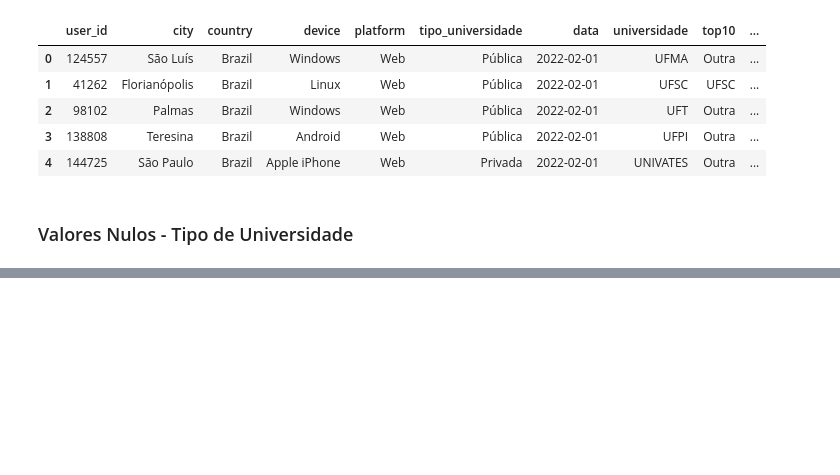
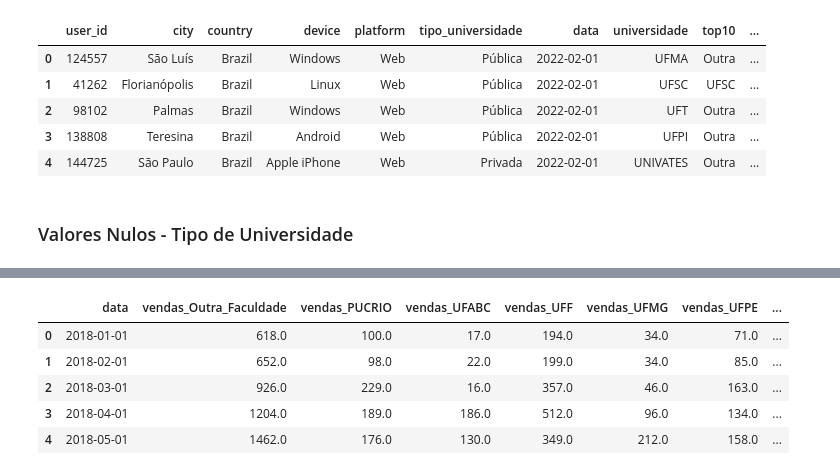
Before and after one commit to thiago-osorio/digital-house, a Jupyter notebook: projeto_integrador/Notebooks/projeto_integrador.ipynb, the cells around one changed output, grey strips where cells are left out. Drawn from its saved outputs; the diff is of its cells as text; code cells hidden in the pictures; blank space fills up the shorter version.

```diff
--- a/projeto_integrador/Notebooks/projeto_integrador.ipynb
+++ b/projeto_integrador/Notebooks/projeto_integrador.ipynb
@@ -517,0 +528,25 @@ df.loc[df['tipo_universidade'] == 'Em branco']
+# %%
+top10_faculdades = pd.pivot_table(df_dummies, values=['top10_Outra', 'top10_PUCRIO', 'top10_UFABC',
+       'top10_UFF', 'top10_UFMG', 'top10_UFPE', 'top10_UFRJ', 'top10_UFSC',
+       'top10_UNICAMP', 'top10_USP', 'top10_UTFPR'], aggfunc='sum', columns='data').T
+top10_faculdades.reset_index(inplace=True)
+top10_faculdades.rename(columns={
+    'top10_Outra': 'vendas_Outra_Faculdade',
+    'top10_PUCRIO': 'vendas_PUCRIO',
+    'top10_UFABC': 'vendas_UFABC',
+    'top10_UFF': 'vendas_UFF',
+    'top10_UFMG': 'vendas_UFMG',
+    'top10_UFPE': 'vendas_UFPE',
+    'top10_UFRJ': 'vendas_UFRJ',
+    'top10_UFSC': 'vendas_UFSC',
+    'top10_UNICAMP': 'vendas_UNICAMP',
+    'top10_USP': 'vendas_USP',
+    'top10_UTFPR': 'vendas_UTFPR'}, inplace=True)
+top10_faculdades.head()
+# %% [output]
+|  | data | vendas_Outra_Faculdade | vendas_PUCRIO | vendas_UFABC | vendas_UFF | vendas_UFMG | vendas_UFPE | ... |
+| 0 | 2018-01-01 | 618.0 | 100.0 | 17.0 | 194.0 | 34.0 | 71.0 | ... |
+| 1 | 2018-02-01 | 652.0 | 98.0 | 22.0 | 199.0 | 34.0 | 85.0 | ... |
+| 2 | 2018-03-01 | 926.0 | 229.0 | 16.0 | 357.0 | 46.0 | 163.0 | ... |
+| 3 | 2018-04-01 | 1204.0 | 189.0 | 186.0 | 512.0 | 96.0 | 134.0 | ... |
+| 4 | 2018-05-01 | 1462.0 | 176.0 | 130.0 | 349.0 | 212.0 | 158.0 | ... |
```
Also changed, not shown: parts of 17 cells of this notebook, 1 other file.
